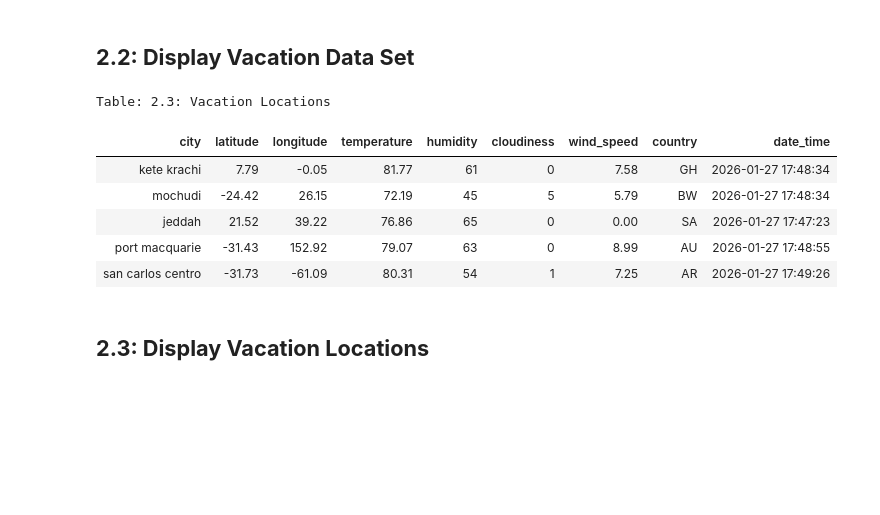
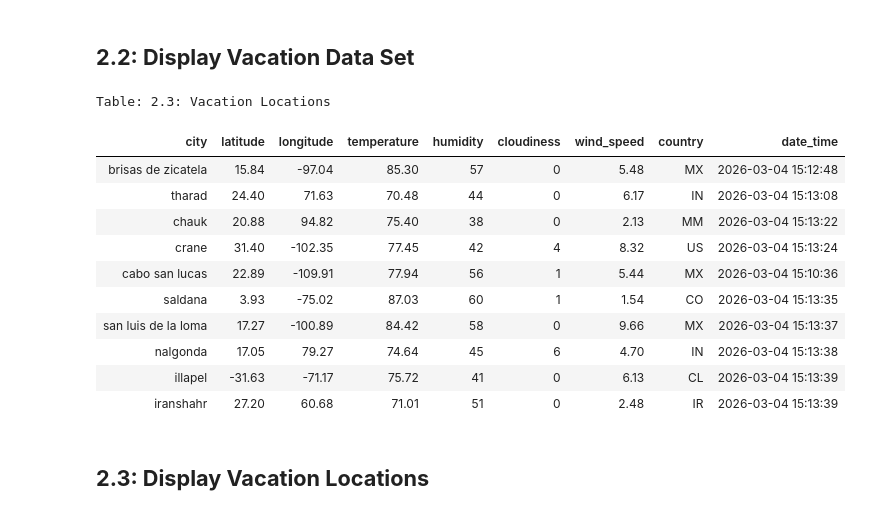
Before and after one commit to njgeorge000158/Weather-Visualization-for-Vacations-using-APIs, a Jupyter notebook: vacations.ipynb, the cells around one changed output. Drawn from its saved outputs; the diff is of its cells as text; code cells hidden in the pictures; blank space fills up the shorter version.

```diff
--- a/vacations.ipynb
+++ b/vacations.ipynb
@@ -85,3 +88,19 @@ Table: 1.2: City Weather Information
 # %% [markdown]
 ## **1.3: Display City Weather Locations**
+# %%
+hover_cols_list \
+    = ['city', 'latitude', 'longitude',
+       'temperature', 'humidity', 'cloudiness',
+       'wind_speed', 'country']
+
+params_dict \
+    = pandasx.get_hvplot_dict()
+
+params_dict['hover_cols'] \
+    = hover_cols_list
+
+pandasx.set_hvplot_dict(params_dict)
+
+
+logx.log_write_obj(params_dict)
 # %%
@@ -137,15 +155,20 @@ logx.log_write_obj(vacations_df)
 # %% [markdown]
 ## **2.2: Display Vacation Data Set**
 # %%
-pandasx.return_format_table(vacations_df, 'Table: 2.3: Vacation Locations')
+pandasx.rtn_fmt_tbl(vacations_df, 'Table: 2.3: Vacation Locations')
 # %% [output]
 Table: 2.3: Vacation Locations
 | city | latitude | longitude | temperature | humidity | cloudiness | wind_speed | country | date_time |
-| kete krachi | 7.79 | -0.05 | 81.77 | 61 | 0 | 7.58 | GH | 2026-01-27 17:48:34 |
-| mochudi | -24.42 | 26.15 | 72.19 | 45 | 5 | 5.79 | BW | 2026-01-27 17:48:34 |
-| jeddah | 21.52 | 39.22 | 76.86 | 65 | 0 | 0.00 | SA | 2026-01-27 17:47:23 |
-| port macquarie | -31.43 | 152.92 | 79.07 | 63 | 0 | 8.99 | AU | 2026-01-27 17:48:55 |
-| san carlos centro | -31.73 | -61.09 | 80.31 | 54 | 1 | 7.25 | AR | 2026-01-27 17:49:26 |
+| brisas de zicatela | 15.84 | -97.04 | 85.30 | 57 | 0 | 5.48 | MX | 2026-03-04 15:12:48 |
+| tharad | 24.40 | 71.63 | 70.48 | 44 | 0 | 6.17 | IN | 2026-03-04 15:13:08 |
+| chauk | 20.88 | 94.82 | 75.40 | 38 | 0 | 2.13 | MM | 2026-03-04 15:13:22 |
+| crane | 31.40 | -102.35 | 77.45 | 42 | 4 | 8.32 | US | 2026-03-04 15:13:24 |
+| cabo san lucas | 22.89 | -109.91 | 77.94 | 56 | 1 | 5.44 | MX | 2026-03-04 15:10:36 |
+| saldana | 3.93 | -75.02 | 87.03 | 60 | 1 | 1.54 | CO | 2026-03-04 15:13:35 |
+| san luis de la loma | 17.27 | -100.89 | 84.42 | 58 | 0 | 9.66 | MX | 2026-03-04 15:13:37 |
+| nalgonda | 17.05 | 79.27 | 74.64 | 45 | 6 | 4.70 | IN | 2026-03-04 15:13:38 |
+| illapel | -31.63 | -71.17 | 75.72 | 41 | 0 | 6.13 | CL | 2026-03-04 15:13:39 |
+| iranshahr | 27.20 | 60.68 | 71.01 | 51 | 0 | 2.48 | IR | 2026-03-04 15:13:39 |
 # %% [markdown]
 ## **2.3: Display Vacation Locations**
 # %%
```
Also changed, not shown: parts of 21 cells of this notebook, 2 other files.
